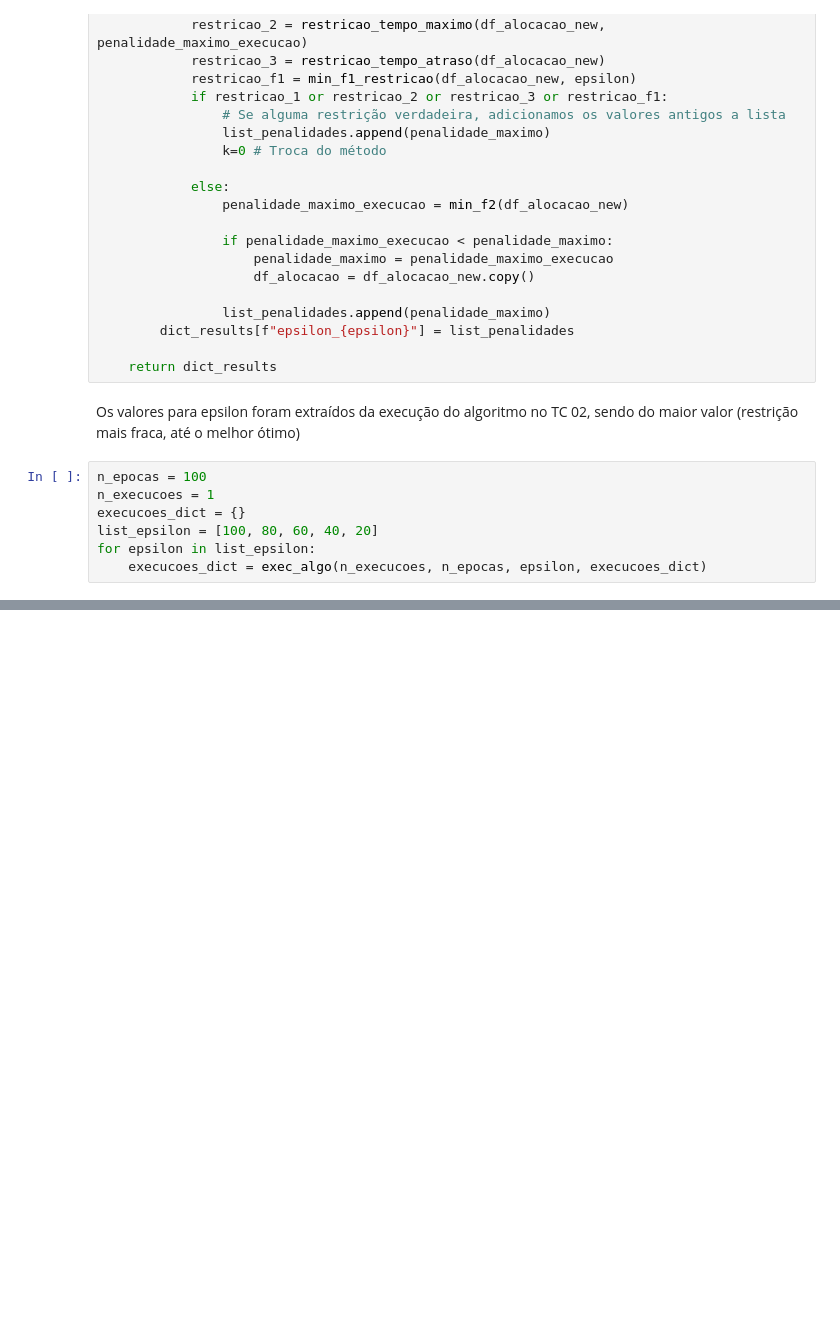
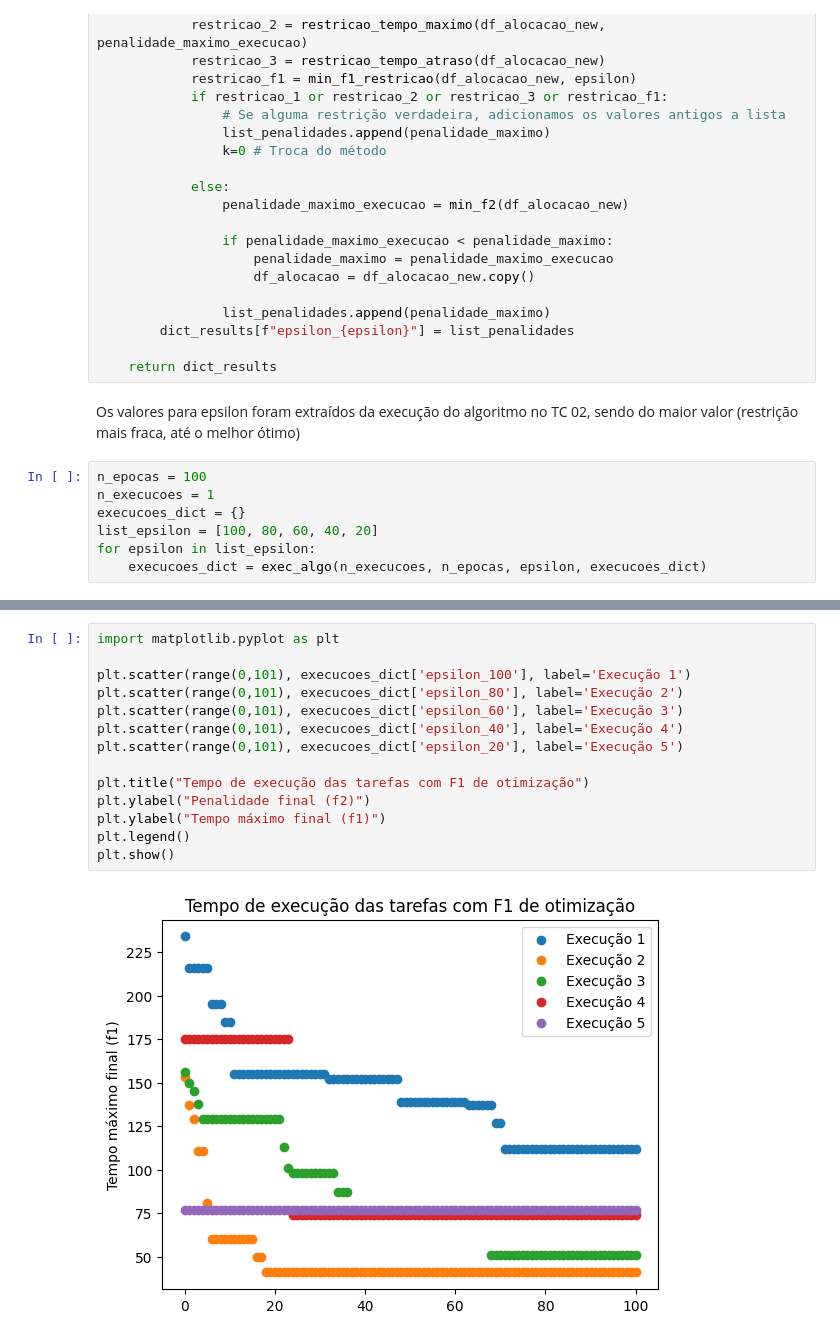
Before and after one commit to LucasAzvd/teoria-da-decisao, a Jupyter notebook: main_epsilon_restrito.ipynb, the cells around one changed output, grey strips where cells are left out. Saved outputs shown, nothing was run; the diff lists cells and outputs as text; blank space fills up the shorter version.

```diff
--- a/main_epsilon_restrito.ipynb
+++ b/main_epsilon_restrito.ipynb
@@ -336,0 +335,16 @@ plt.show()
+# %%
+import matplotlib.pyplot as plt
+
+plt.scatter(range(0,101), execucoes_dict['epsilon_100'], label='Execução 1')
+plt.scatter(range(0,101), execucoes_dict['epsilon_80'], label='Execução 2')
+plt.scatter(range(0,101), execucoes_dict['epsilon_60'], label='Execução 3')
+plt.scatter(range(0,101), execucoes_dict['epsilon_40'], label='Execução 4')
+plt.scatter(range(0,101), execucoes_dict['epsilon_20'], label='Execução 5')
+
+plt.title("Tempo de execução das tarefas com F1 de otimização")
+plt.ylabel("Penalidade final (f2)")
+plt.ylabel("Tempo máximo final (f1)")
+plt.legend()
+plt.show()
+# %% [output]
+[figure, added]
```
Also changed, not shown: parts of 4 cells of this notebook, 10 other files.
